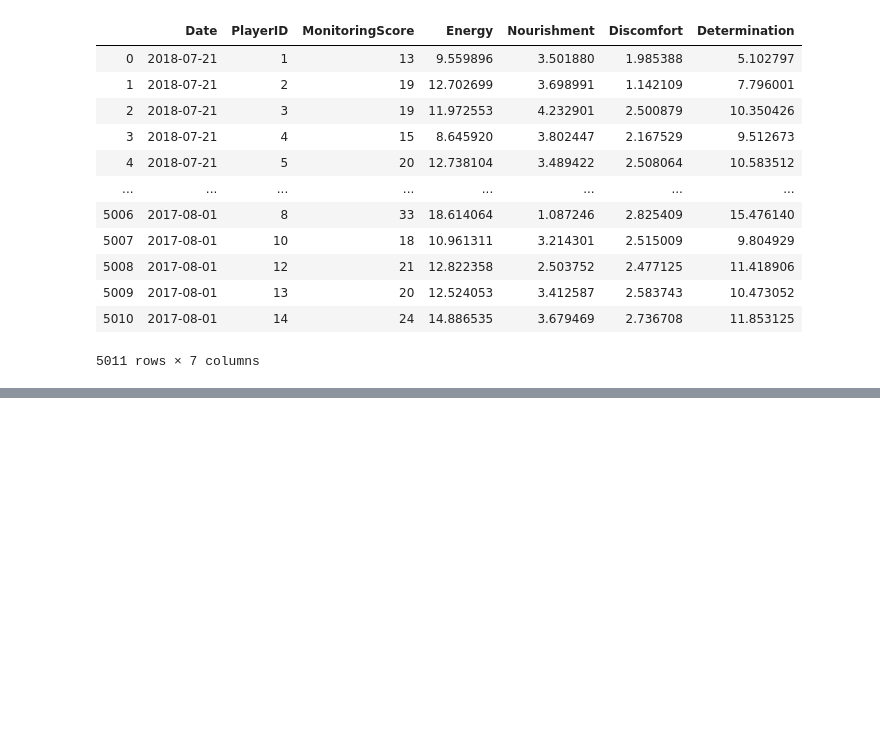
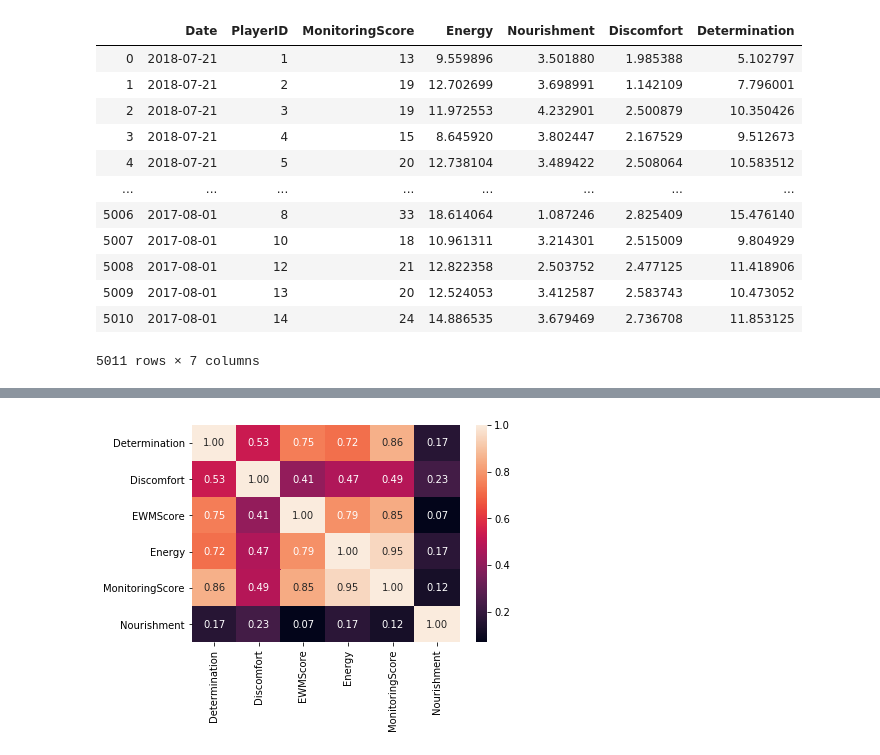
Before and after one commit to Sangha05/sta2453_project1, a Jupyter notebook: WellnessMeasure.ipynb, the cells around one changed output, grey strips where cells are left out. Cells and saved outputs as stored; diff of their text form; code cells hidden in the pictures; blank space fills up the shorter version.

```diff
--- a/WellnessMeasure.ipynb
+++ b/WellnessMeasure.ipynb
@@ -270,0 +310,8 @@ dfWell
+# %%
+df = dfWell[dfWell.columns.difference(['Date','PlayerID'])]
+ax = sns.heatmap(df.corr(), annot=True, fmt=".2f")
+bottom, top = ax.get_ylim()
+ax.set_ylim(bottom + 0.5, top - 0.5)
+plt.show()
+# %% [output]
+[figure, added]
```
Also changed, not shown: parts of 7 cells of this notebook.
